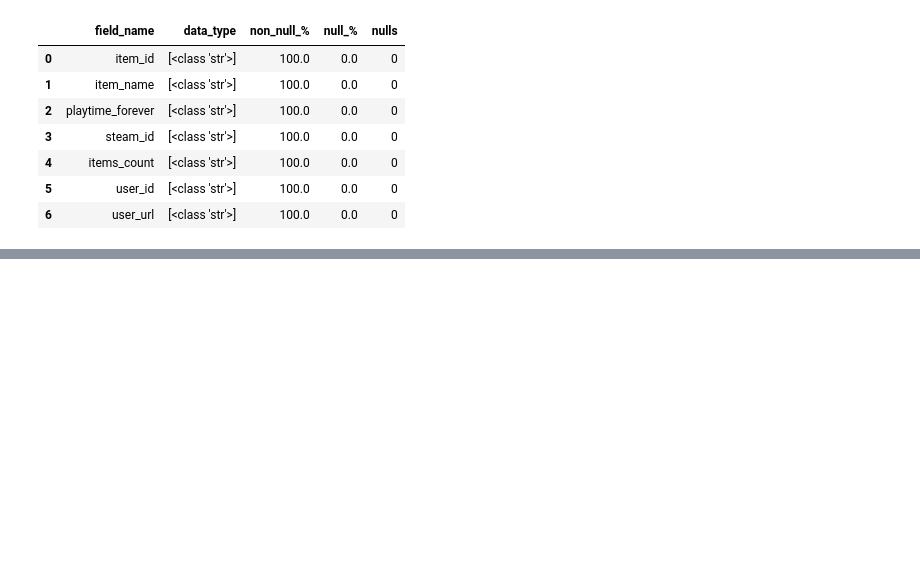
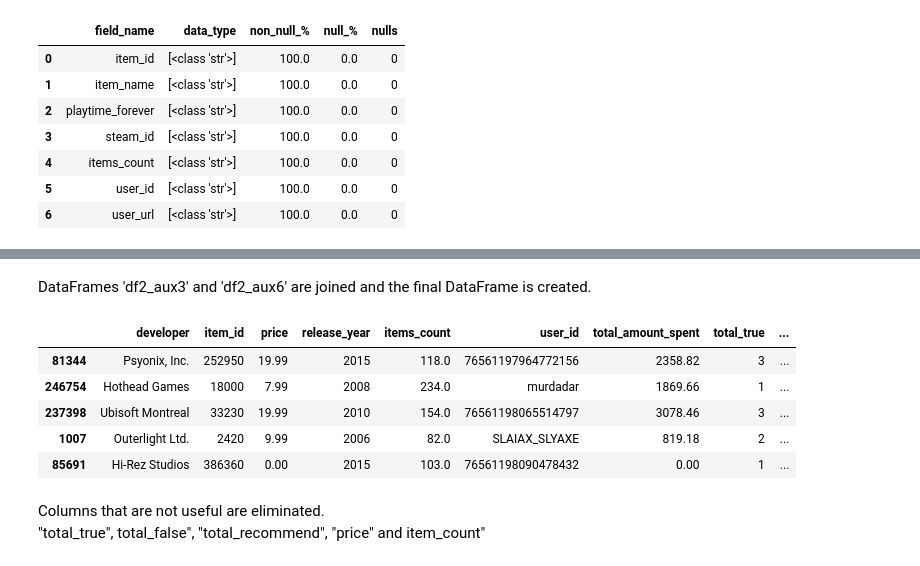
Before and after one commit to MigueJhota/Optimizing-Recommender-Systems-with-an-Advanced-MLOps-Pipeline, a Jupyter notebook: Notebooks/2_Dataset_for_FastAPI.ipynb, the cells around one changed output, grey strips where cells are left out. Saved outputs shown, nothing was run; the diff lists cells and outputs as text; code cells hidden in the pictures; blank space fills up the shorter version.

```diff
--- a/Notebooks/2_Dataset_for_FastAPI.ipynb
+++ b/Notebooks/2_Dataset_for_FastAPI.ipynb
@@ -172,0 +467,18 @@ df_items.sample(5, random_state=5)
+# %% [markdown]
+DataFrames 'df2_aux3' and 'df2_aux6' are joined and the final DataFrame is created.
+# %%
+'''Perfom the merge'''
+df2_aux7 = pd.merge(df2_aux3, df2_aux6, on='user_id', how='inner')
+
+
+df2_aux7.sample(5,random_state=5)
+# %% [output]
+|  | developer | item_id | price | release_year | items_count | user_id | total_amount_spent | total_true | ... |
+| 81344 | Psyonix, Inc. | 252950 | 19.99 | 2015 | 118.0 | 76561197964772156 | 2358.82 | 3 | ... |
+| 246754 | Hothead Games | 18000 | 7.99 | 2008 | 234.0 | murdadar | 1869.66 | 1 | ... |
+| 237398 | Ubisoft Montreal | 33230 | 19.99 | 2010 | 154.0 | 76561198065514797 | 3078.46 | 3 | ... |
+| 1007 | Outerlight Ltd. | 2420 | 9.99 | 2006 | 82.0 | SLAIAX_SLYAXE | 819.18 | 2 | ... |
+| 85691 | Hi-Rez Studios | 386360 | 0.00 | 2015 | 103.0 | 76561198090478432 | 0.00 | 1 | ... |
+# %% [markdown]
+Columns that are not useful are eliminated.
+"total_true", total_false", "total_recommend", "price" and item_count"
```
Also changed, not shown: parts of 134 cells of this notebook, 1 other file.
